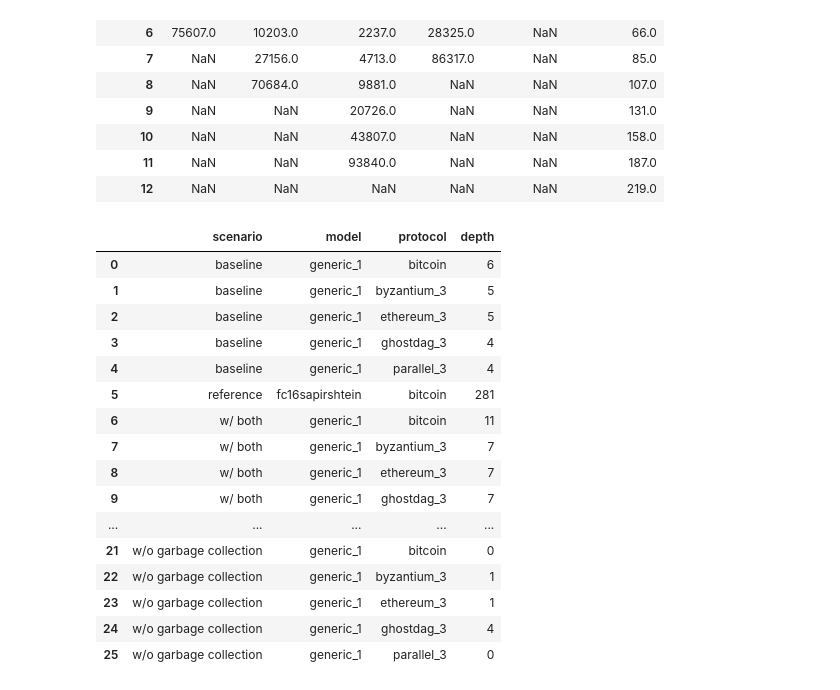
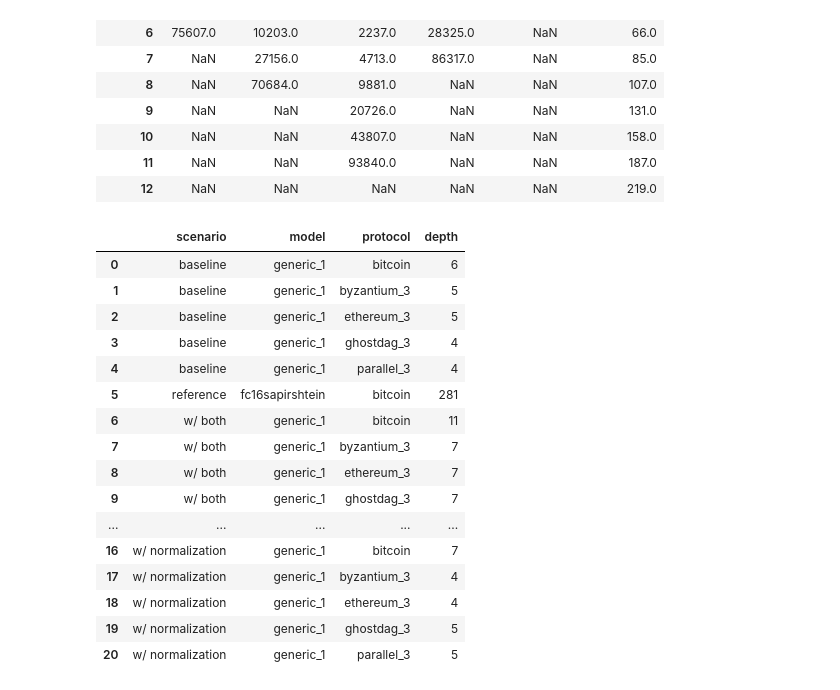
Before and after one commit to pkel/cpr, a Jupyter notebook: mdp/5-state-space-exploration-viz-for-paper.ipynb, the cells around one changed output. Drawn from its saved outputs; the diff is of its cells as text; code cells hidden in the pictures.

Commit message:
tabulate uniform depth across all scenarios

```diff
--- a/mdp/5-state-space-exploration-viz-for-paper.ipynb
+++ b/mdp/5-state-space-exploration-viz-for-paper.ipynb
@@ -68,32 +68,35 @@ btc_size
 | 12 | NaN | NaN | NaN | NaN | NaN | 219.0 |
 # %%
 # how should we report on the other protocols?
-# proposal a: show max depth explored in table for fully optimized exploration only; calculate blow up factor and add as columns
+# column a: show max depth explored in table for fully optimized exploration only; calculate blow up factor and add as columns
 
 
 def tabulate_deepest(d):
     return d.iloc[d.groupby(["scenario", "protocol"]).depth.idxmax()]
 
 
-deepest = tabulate_deepest(size_log).set_index(["scenario", "model", "protocol"])[
-    "depth"
-]
-deepest.reset_index()
+deepest = (
+    tabulate_deepest(size_log)
+    .set_index(["scenario", "model", "protocol"])["depth"]
+    .reset_index()
+    .query("scenario != 'w/o garbage collection'")
+)
+deepest
 # %% [output]
 |  | scenario | model | protocol | depth |
 | 0 | baseline | generic_1 | bitcoin | 6 |
 | 1 | baseline | generic_1 | byzantium_3 | 5 |
 | 2 | baseline | generic_1 | ethereum_3 | 5 |
 | 3 | baseline | generic_1 | ghostdag_3 | 4 |
 | 4 | baseline | generic_1 | parallel_3 | 4 |
 | 5 | reference | fc16sapirshtein | bitcoin | 281 |
 | 6 | w/ both | generic_1 | bitcoin | 11 |
 | 7 | w/ both | generic_1 | byzantium_3 | 7 |
 | 8 | w/ both | generic_1 | ethereum_3 | 7 |
 | 9 | w/ both | generic_1 | ghostdag_3 | 7 |
 | ... | ... | ... | ... | ... |
-| 21 | w/o garbage collection | generic_1 | bitcoin | 0 |
-| 22 | w/o garbage collection | generic_1 | byzantium_3 | 1 |
-| 23 | w/o garbage collection | generic_1 | ethereum_3 | 1 |
-| 24 | w/o garbage collection | generic_1 | ghostdag_3 | 4 |
-| 25 | w/o garbage collection | generic_1 | parallel_3 | 0 |
+| 16 | w/ normalization | generic_1 | bitcoin | 7 |
+| 17 | w/ normalization | generic_1 | byzantium_3 | 4 |
+| 18 | w/ normalization | generic_1 | ethereum_3 | 4 |
+| 19 | w/ normalization | generic_1 | ghostdag_3 | 5 |
+| 20 | w/ normalization | generic_1 | parallel_3 | 5 |
```
Also changed, not shown: parts of 7 cells of this notebook.
